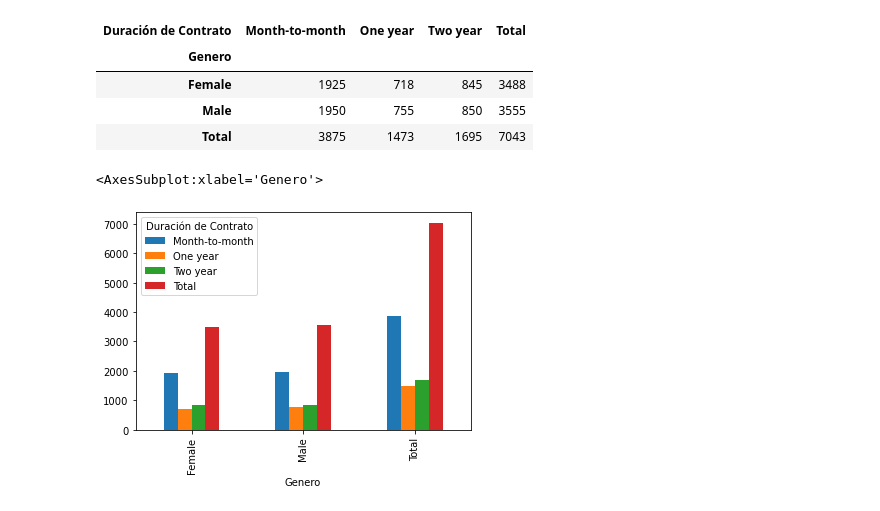
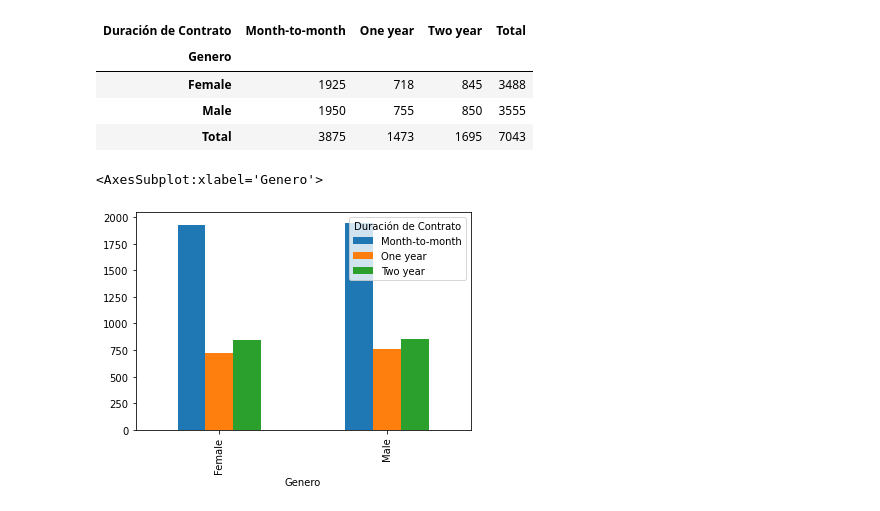
Before and after one commit to MilcaAreliS/proyecto_portafolio, a Jupyter notebook: Notebooks/analisis_inicial.ipynb, the cells around one changed output. Drawn from its saved outputs; the diff is of its cells as text; code cells hidden in the pictures.

```diff
--- a/Notebooks/analisis_inicial.ipynb
+++ b/Notebooks/analisis_inicial.ipynb
@@ -167,8 +167,7 @@ pd.crosstab(index= clientes_telecomunicaciones['gender'],
 # %%
 pd.crosstab(index= clientes_telecomunicaciones['gender'],
                                     columns= clientes_telecomunicaciones['Contract'],
-                                    rownames=['Genero'], colnames= ['Duración de Contrato'],
-                                    margins= True, margins_name= 'Total').plot.bar()
+                                    rownames=['Genero'], colnames= ['Duración de Contrato']).plot.bar()
 # %% [output]
 <AxesSubplot:xlabel='Genero'>
-[figure, old version]
+[figure, new version]
```
